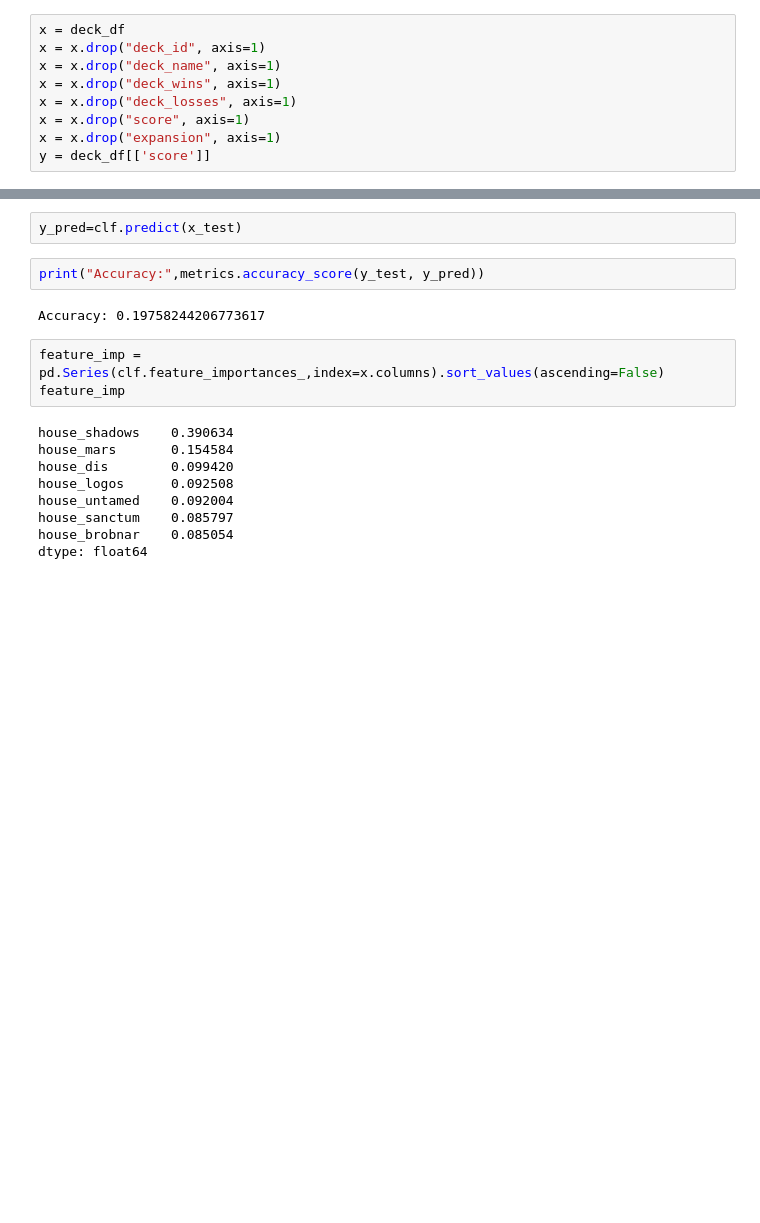
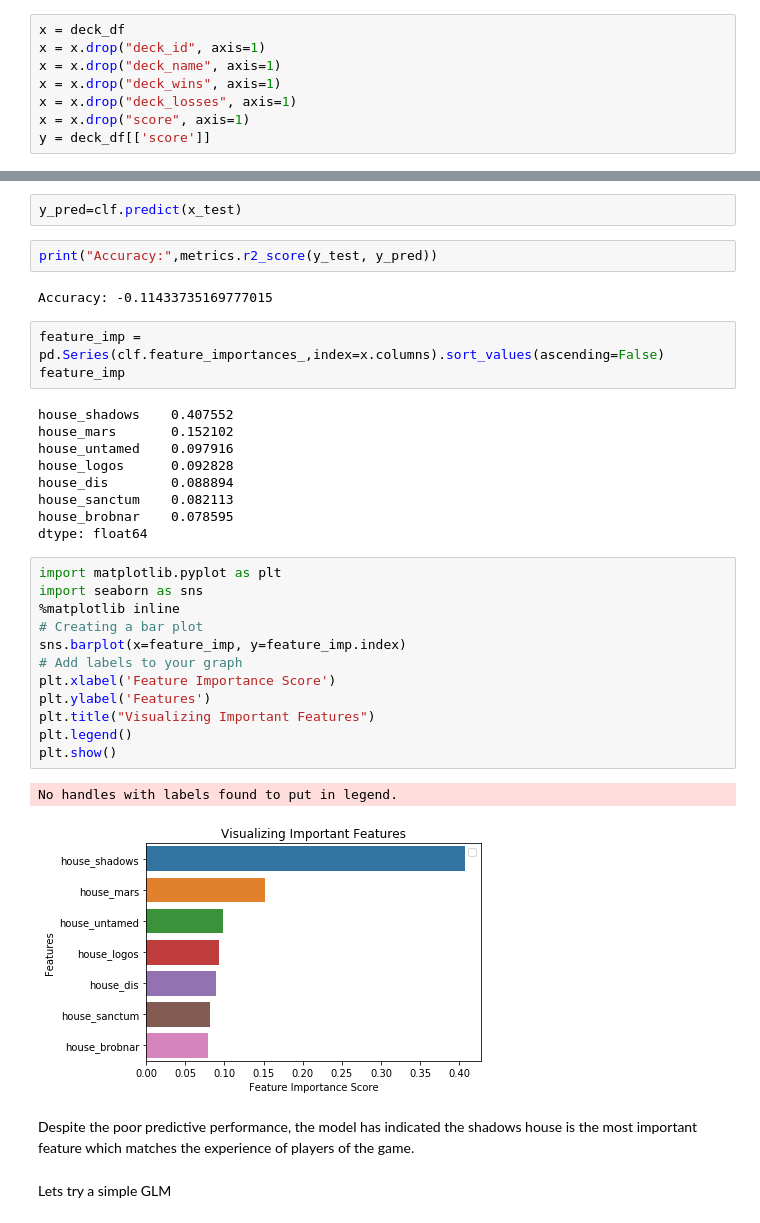
Before and after one commit to barrysheppard/B8IT110-Project, a Jupyter notebook: 03_analysis.ipynb, the cells around one changed output, grey strips where cells are left out. Cells and saved outputs as stored; diff of their text form; blank space fills up the shorter version.

```diff
--- a/03_analysis.ipynb
+++ b/03_analysis.ipynb
@@ -90,7 +95,6 @@ x = x.drop("deck_name", axis=1)
 x = x.drop("deck_wins", axis=1)
 x = x.drop("deck_losses", axis=1)
 x = x.drop("score", axis=1)
-x = x.drop("expansion", axis=1)
 y = deck_df[['score']]
 # %%
 x_train, x_test, y_train, y_test = train_test_split(x, y, test_size=0.3) # 70% training and 30% test
@@ -151,18 +161,37 @@ RandomForestClassifier(bootstrap=True, class_weight=None, criterion='gini',
 # %%
 y_pred=clf.predict(x_test)
 # %%
-print("Accuracy:",metrics.accuracy_score(y_test, y_pred))
+print("Accuracy:",metrics.r2_score(y_test, y_pred))
 # %% [output]
-Accuracy: 0.19758244206773617
+Accuracy: -0.11433735169777015
 # %%
 feature_imp = pd.Series(clf.feature_importances_,index=x.columns).sort_values(ascending=False)
 feature_imp
 # %% [output]
-house_shadows    0.390634
-house_mars       0.154584
-house_dis        0.099420
-house_logos      0.092508
-house_untamed    0.092004
-house_sanctum    0.085797
-house_brobnar    0.085054
+house_shadows    0.407552
+house_mars       0.152102
+house_untamed    0.097916
+house_logos      0.092828
+house_dis        0.088894
+house_sanctum    0.082113
+house_brobnar    0.078595
 dtype: float64
+# %%
+import matplotlib.pyplot as plt
+import seaborn as sns
+%matplotlib inline
+# Creating a bar plot
+sns.barplot(x=feature_imp, y=feature_imp.index)
+# Add labels to your graph
+plt.xlabel('Feature Importance Score')
+plt.ylabel('Features')
+plt.title("Visualizing Important Features")
+plt.legend()
+plt.show()
+# %% [output]
+No handles with labels found to put in legend.
+[figure, added]
+# %% [markdown]
+Despite the poor predictive performance, the model has indicated the shadows house is the most important feature which matches the experience of players of the game.
+# %% [markdown]
+Lets try a simple GLM
```
Also changed, not shown: parts of 20 cells of this notebook.
